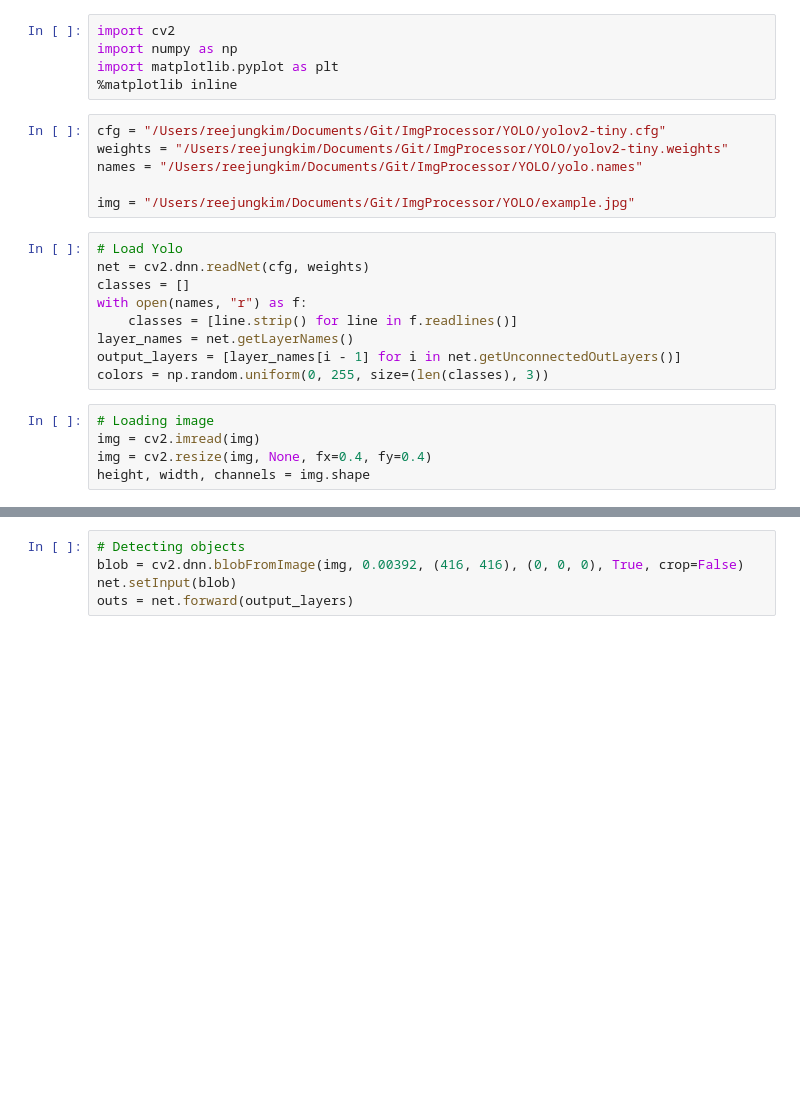
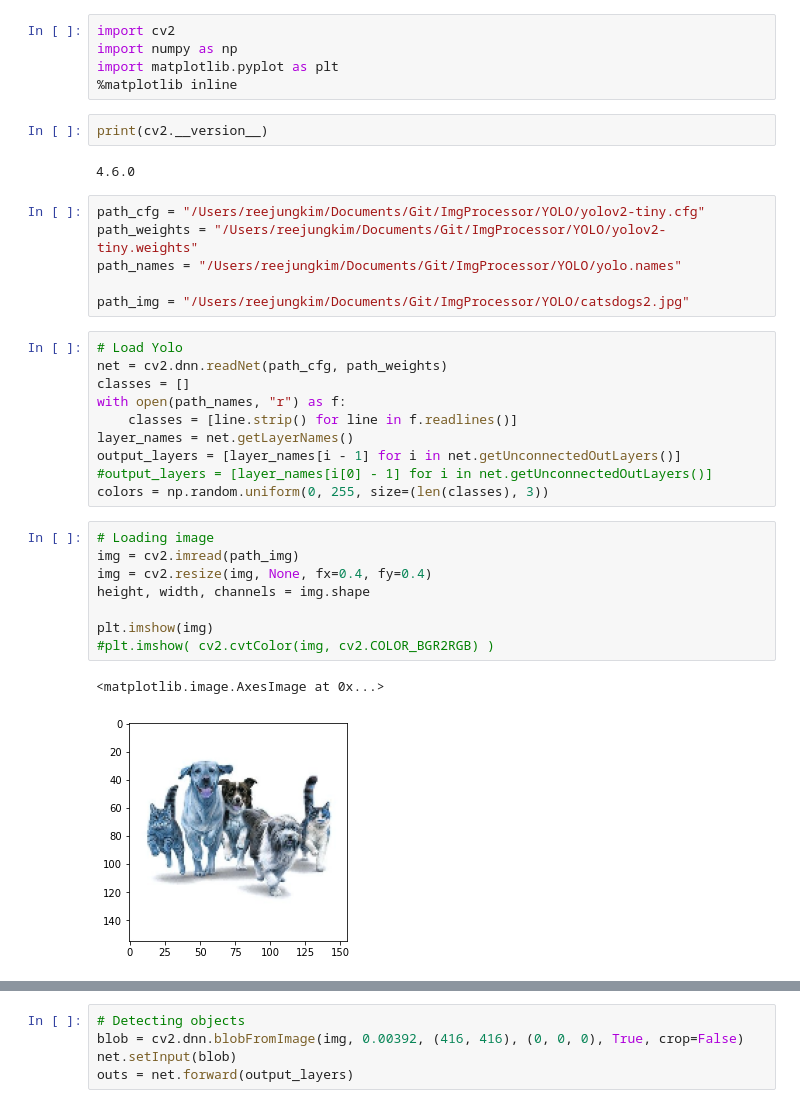
Before and after one commit to reejungkim/YOLO, a Jupyter notebook: yolo with opencv.ipynb, the cells around one changed output, grey strips where cells are left out. Drawn from its saved outputs; the diff is of its cells as text; blank space fills up the shorter version.

```diff
--- a/yolo with opencv.ipynb
+++ b/yolo with opencv.ipynb
@@ -3,23 +3,33 @@ import cv2
 import numpy as np
 import matplotlib.pyplot as plt
 %matplotlib inline
+# %%
+print(cv2.__version__)
+# %% [output]
+4.6.0
 # %%
-cfg = "/Users/reejungkim/Documents/Git/ImgProcessor/YOLO/yolov2-tiny.cfg"
-weights = "/Users/reejungkim/Documents/Git/ImgProcessor/YOLO/yolov2-tiny.weights"
-names = "/Users/reejungkim/Documents/Git/ImgProcessor/YOLO/yolo.names"
+path_cfg = "/Users/reejungkim/Documents/Git/ImgProcessor/YOLO/yolov2-tiny.cfg"
+path_weights = "/Users/reejungkim/Documents/Git/ImgProcessor/YOLO/yolov2-tiny.weights"
+path_names = "/Users/reejungkim/Documents/Git/ImgProcessor/YOLO/yolo.names"
 
-img = "/Users/reejungkim/Documents/Git/ImgProcessor/YOLO/example.jpg"
+path_img = "/Users/reejungkim/Documents/Git/ImgProcessor/YOLO/catsdogs2.jpg"
 # %%
 # Load Yolo
-net = cv2.dnn.readNet(cfg, weights)
+net = cv2.dnn.readNet(path_cfg, path_weights)
 classes = []
-with open(names, "r") as f:
+with open(path_names, "r") as f:
     classes = [line.strip() for line in f.readlines()]
 layer_names = net.getLayerNames()
-output_layers = [layer_names[i - 1] for i in net.getUnconnectedOutLayers()]
+output_layers = [layer_names[i - 1] for i in net.getUnconnectedOutLayers()]  #output_layers = [layer_names[i[0] - 1] for i in net.getUnconnectedOutLayers()]
 colors = np.random.uniform(0, 255, size=(len(classes), 3))
 # %%
 # Loading image
-img = cv2.imread(img)
+img = cv2.imread(path_img)
 img = cv2.resize(img, None, fx=0.4, fy=0.4)
 height, width, channels = img.shape
+
+plt.imshow(img)
+#plt.imshow( cv2.cvtColor(img, cv2.COLOR_BGR2RGB) )
+# %% [output]
+<matplotlib.image.AxesImage at 0x...>
+[figure, added]
```
Also changed, not shown: parts of 3 cells of this notebook, 1 other file.
